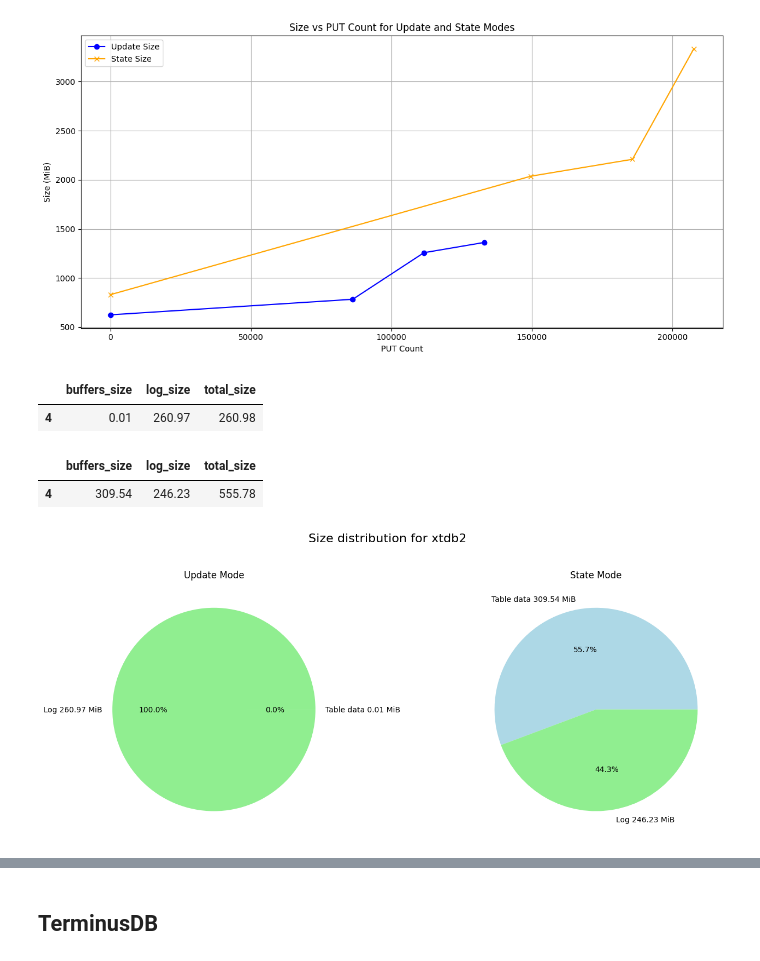
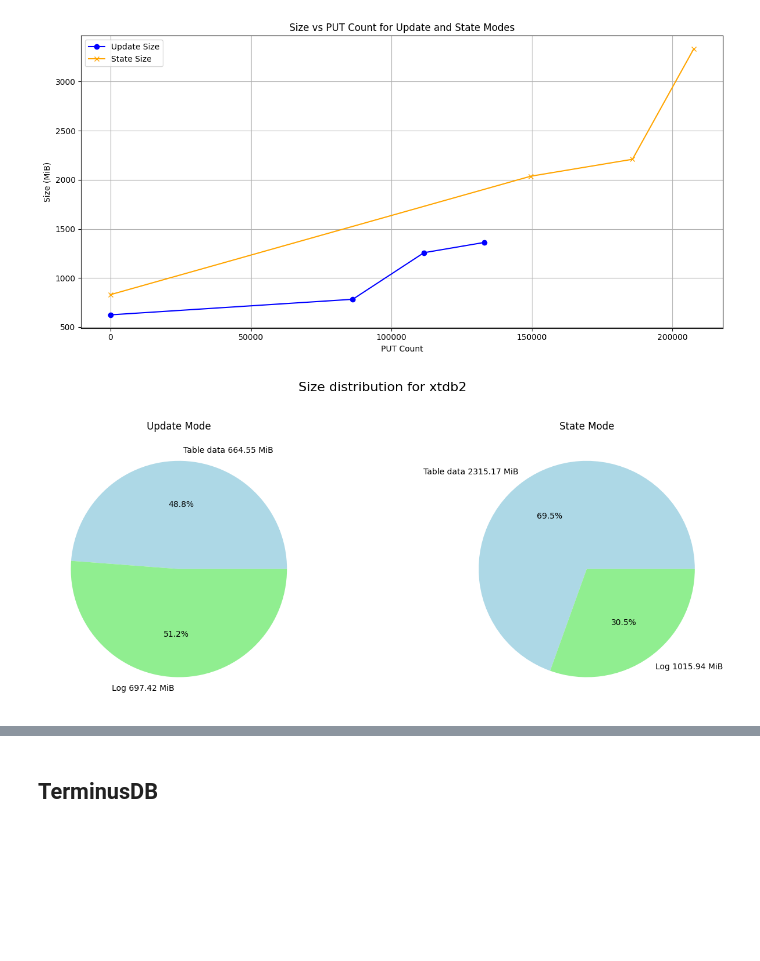
Before and after one commit to DinisSousa2003/api-kevel-mock, a Jupyter notebook: analysis.ipynb, the cells around one changed output, grey strips where cells are left out. Drawn from its saved outputs; the diff is of its cells as text; code cells hidden in the pictures; blank space fills up the shorter version.

Commit message:
Terminus diff

```diff
--- a/analysis.ipynb
+++ b/analysis.ipynb
@@ -52,8 +54,10 @@ def add_elapsed_minutes_column(df):
 
 
 def get_latest_data(df):
-    latest_timestamp = df['timestamp'].max()
-    return df[df['timestamp'] == latest_timestamp]
+    df['timestamp'] = pd.to_datetime(df['timestamp'])  # Ensure timestamp is datetime
+    latest = df['timestamp'].max()
+    one_minute_before = latest - pd.Timedelta(minutes=1)
+    return df[df['timestamp'] > one_minute_before]
 
 def load_time_data(path):
     times_df = pd.read_csv(
@@ -76,8 +80,15 @@ def load_all_data(path):
     # Load both files
     size_df = pd.read_csv(os.path.join(path, "size.csv"), parse_dates=["timestamp"])
     size_df["value"] = size_df["value"].apply(to_mib)
-    size_query_df = pd.read_csv(os.path.join(path, "size_query.csv"), parse_dates=["timestamp"])
-    size_query_df["value"] = size_query_df["value"].apply(parse_size).apply(to_mib)
+
+    try:
+        size_query_df = pd.read_csv(os.path.join(path, "size_query.csv"), parse_dates=["timestamp"])
+        size_query_df["value"] = size_query_df["value"].apply(parse_size).apply(to_mib)
+    except:
+        # make it empty
+        size_query_df = pd.DataFrame(columns=["timestamp", "metric", "value"])
+        print("No size query file")
+
     times_df = pd.read_csv(os.path.join(path, "times.csv"), parse_dates=["timestamp"])
 
     # Pivot metrics in size.csv
@@ -245,37 +256,33 @@ exclude = ['timestamp', 'ALL PUT']
 latest_diff = latest_diff.drop(labels=exclude, axis=1, errors='ignore')
 latest_state = latest_state.drop(labels=exclude, axis=1, errors='ignore')
 
-display(latest_diff)
-display(latest_state)
+# display(latest_diff)
+# display(latest_state)
 
 fig, axes = plt.subplots(1, 2, figsize=(14, 6), sharey=True)
 pos = 0
 
 for mode, data in zip(MODES, [latest_diff, latest_state]):
 
     total_size = data['total_size'].iloc[0]
     log_size = data['log_size'].iloc[0]
     buffer_size = data['buffers_size'].iloc[0]
 
     # Diff mode plot
     axes[pos].pie([
         buffer_size,
         log_size],
         labels=[
         f'Table data {buffer_size} MiB',
         f'Log {log_size} MiB'],
         autopct='%1.1f%%', colors=['lightblue', 'lightgreen'])
     axes[pos].set_title(f'{mode} Mode')
     axes[pos].grid(True)
     pos += 1
 
 # General layout
 fig.suptitle(f'Size distribution for {database}', fontsize=16)
 plt.tight_layout(rect=[0, 0.03, 1, 0.95])
 plt.show()
 # %% [output]
-|  | buffers_size | log_size | total_size |
-| 4 | 0.01 | 260.97 | 260.98 |
-|  | buffers_size | log_size | total_size |
-| 4 | 309.54 | 246.23 | 555.78 |
-[figure, old version]
+[figure, new version]
```
Also changed, not shown: parts of 7 cells of this notebook, 18 other files.
